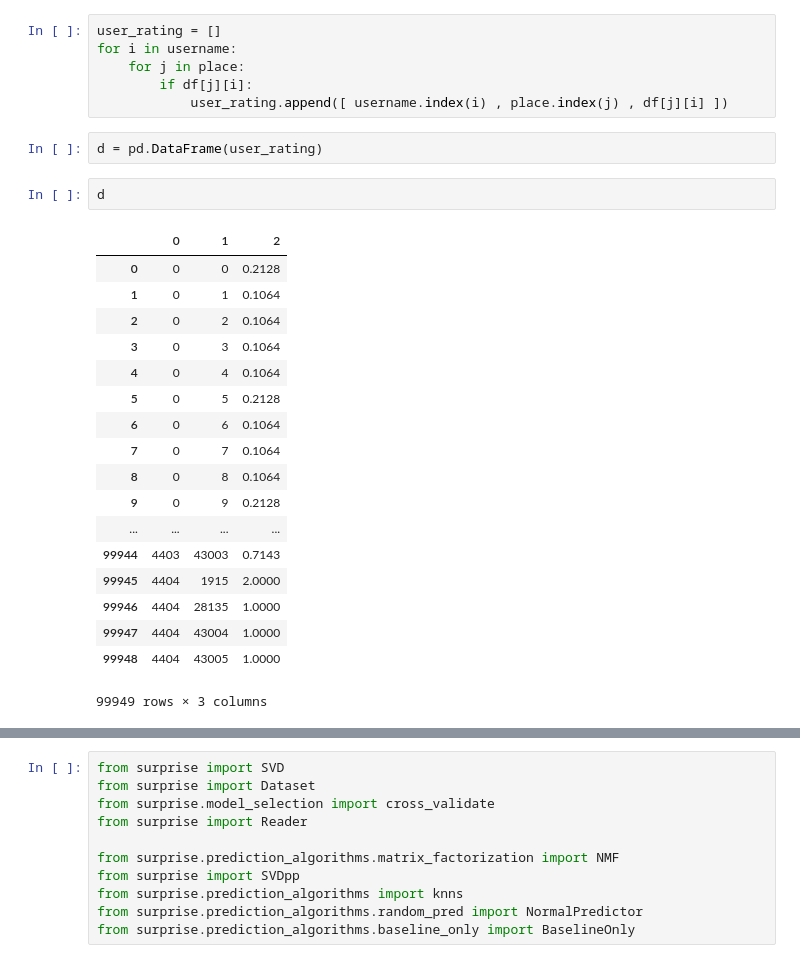
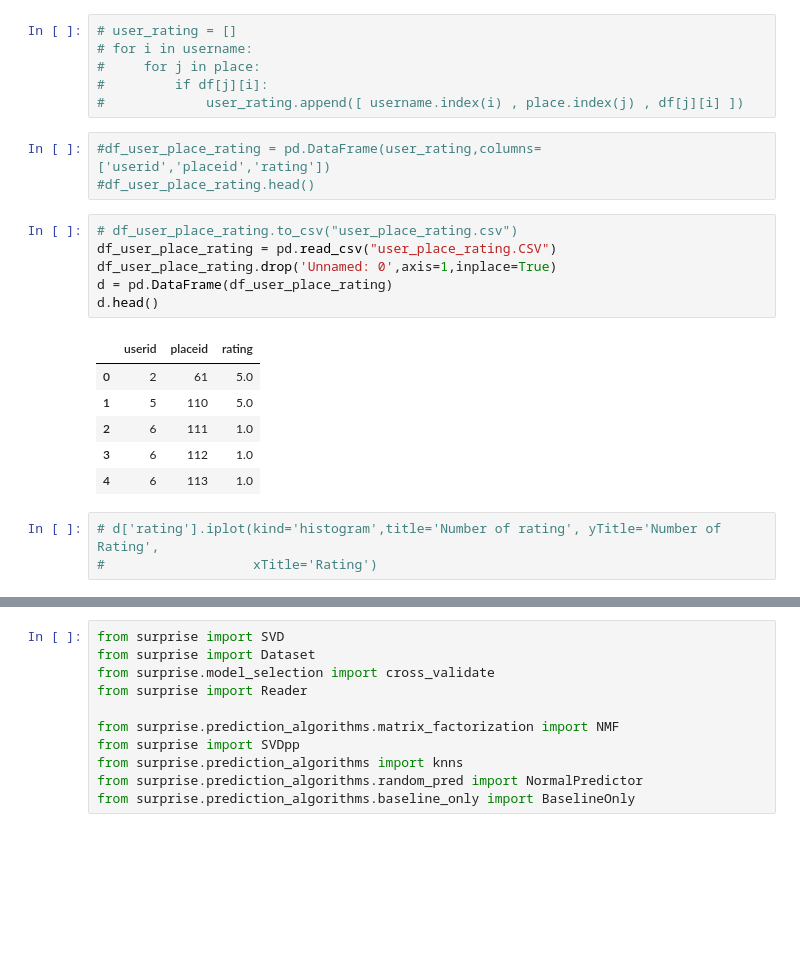
Before and after one commit to abhishekkumkar/Place-Recommendation-System, a Jupyter notebook: matrix-with-1.ipynb, the cells around one changed output, grey strips where cells are left out. Cells and saved outputs as stored; diff of their text form; blank space fills up the shorter version.

```diff
--- a/matrix-with-1.ipynb
+++ b/matrix-with-1.ipynb
@@ -44,29 +69,25 @@ df
 # %%
-user_rating = []
-for i in username:
-    for j in place:
-        if df[j][i]:
-            user_rating.append([ username.index(i) , place.index(j) , df[j][i] ])
+# user_rating = []
+# for i in username:
+#     for j in place:
+#         if df[j][i]:
+#             user_rating.append([ username.index(i) , place.index(j) , df[j][i] ])
-# %%
-d = pd.DataFrame(user_rating)
-# %%
-d
-# %% [output]
-|  | 0 | 1 | 2 |
-| 0 | 0 | 0 | 0.2128 |
-| 1 | 0 | 1 | 0.1064 |
-| 2 | 0 | 2 | 0.1064 |
-| 3 | 0 | 3 | 0.1064 |
-| 4 | 0 | 4 | 0.1064 |
-| 5 | 0 | 5 | 0.2128 |
-| 6 | 0 | 6 | 0.1064 |
-| 7 | 0 | 7 | 0.1064 |
-| 8 | 0 | 8 | 0.1064 |
-| 9 | 0 | 9 | 0.2128 |
-| ... | ... | ... | ... |
-| 99944 | 4403 | 43003 | 0.7143 |
-| 99945 | 4404 | 1915 | 2.0000 |
-| 99946 | 4404 | 28135 | 1.0000 |
-| 99947 | 4404 | 43004 | 1.0000 |
-| 99948 | 4404 | 43005 | 1.0000 |
-99949 rows × 3 columns
+# %%
+#df_user_place_rating = pd.DataFrame(user_rating,columns=['userid','placeid','rating'])
+#df_user_place_rating.head()
+# %%
+# df_user_place_rating.to_csv("user_place_rating.csv")
+df_user_place_rating = pd.read_csv("user_place_rating.CSV")
+df_user_place_rating.drop('Unnamed: 0',axis=1,inplace=True)
+d = pd.DataFrame(df_user_place_rating)
+d.head()
+# %% [output]
+|  | userid | placeid | rating |
+| 0 | 2 | 61 | 5.0 |
+| 1 | 5 | 110 | 5.0 |
+| 2 | 6 | 111 | 1.0 |
+| 3 | 6 | 112 | 1.0 |
+| 4 | 6 | 113 | 1.0 |
+# %%
+# d['rating'].iplot(kind='histogram',title='Number of rating', yTitle='Number of Rating',
+#                   xTitle='Rating')
```
Also changed, not shown: parts of 32 cells of this notebook.
